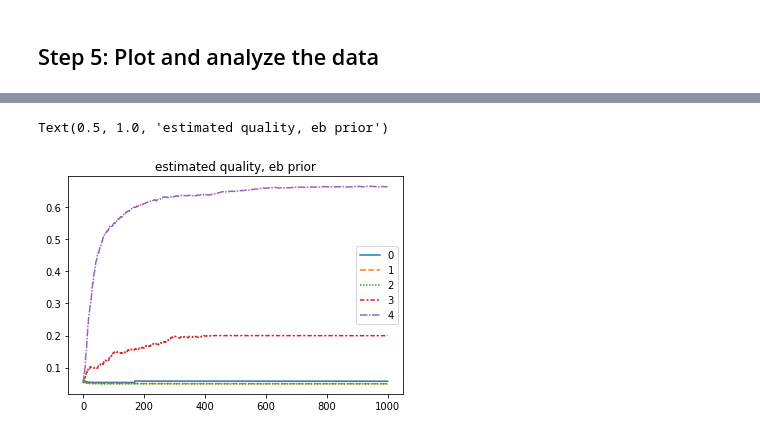
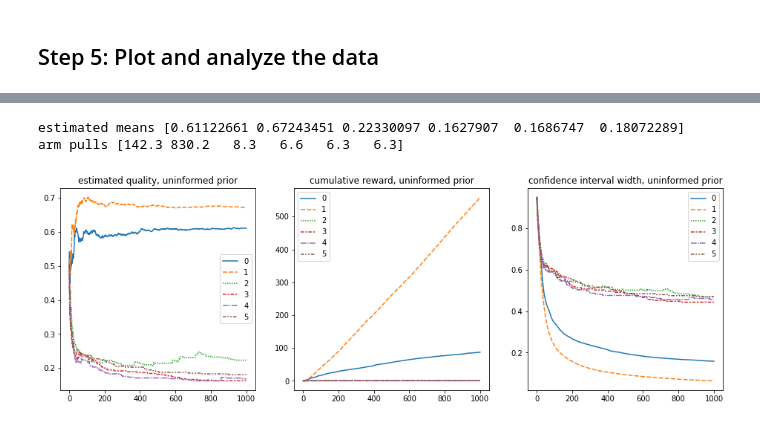
Before and after one commit to LEFTA98/ratings_with_eb, a Jupyter notebook: mab_experiments.ipynb, the cells around one changed output, grey strips where cells are left out. Saved outputs shown, nothing was run; the diff lists cells and outputs as text; code cells hidden in the pictures.

```diff
--- a/mab_experiments.ipynb
+++ b/mab_experiments.ipynb
@@ -61,6 +52,6 @@ Name: liked, dtype: float64
 # %%
-sampled_videos = list(test_videos[test_videos <= 0.6].sample(4, random_state=1729).keys())
-sampled_videos.append(600)
+sampled_videos = (list(test_videos[test_videos > 0.6].sample(2, random_state=1729).keys()) +
+    list(test_videos[test_videos <= 0.6].sample(4, random_state=1729).keys()))
 # %%
 sampled_videos
 # %% [output]
@@ -107,6 +112,7 @@ def run_multiarmed_bandit(chosen_df,
 
     agg_priors_over_time = None
     rewards_over_time = None
+    plays = np.zeros(len(videos))
 
     for n in range(num_sims):
         instance_priors_over_time = [priors]
@@ -119,6 +125,8 @@ def run_multiarmed_bandit(chosen_df,
             actions = range(len(videos))
 
             a = sampling_action(actions, successes, failures)
+
+            plays[a] += 1
 
             like = sample_chosen_df(videos, chosen_df, a)
 
@@ -143,14 +151,14 @@ def run_multiarmed_bandit(chosen_df,
         else:
             rewards_over_time += instance_rewards_over_time
 
-    return agg_priors_over_time/num_sims, rewards_over_time/num_sims
+    return agg_priors_over_time/num_sims, rewards_over_time/num_sims, plays/num_sims
 # %% [markdown]
 ## Step 4: Run the simulations and save data
 # %%
 timesteps = 1000
 num_sims = 10
 # %%
-uninformed_prior_data, uninformed_rewards_data = run_multiarmed_bandit(kuairec_chosen,
+uninformed_prior_data, uninformed_rewards_data, uninformed_plays = run_multiarmed_bandit(kuairec_chosen,
                                                                        sampled_videos,
                                                                        uninformed_priors,
                                                                        ts_action,
@@ -177,5 +189,0 @@ Text(0.5, 1.0, 'estimated quality, uninformed prior')
-# %%
-sns.lineplot(eb_means).set_title('estimated quality, eb prior')
-# %% [output]
-Text(0.5, 1.0, 'estimated quality, eb prior')
-[figure, removed]
@@ -181,0 +195,21 @@ Text(0.5, 1.0, 'estimated quality, eb prior')
+# %%
+uninf_conf_width = beta.interval(0.95, uninformed_prior_data[:,:,0], uninformed_prior_data[:,:,1])
+uninf_conf_width = uninf_conf_width[1] - uninf_conf_width[0]
+eb_conf_width = beta.interval(0.95, eb_prior_data[:,:,0], eb_prior_data[:,:,1])
+eb_conf_width = eb_conf_width[1] - eb_conf_width[0]
+uninf_greedy_conf_width = beta.interval(0.95, uninformed_greedy_prior_data[:,:,0], uninformed_greedy_prior_data[:,:,1])
+uninf_greedy_conf_width = uninf_greedy_conf_width[1] - uninf_greedy_conf_width[0]
+eb_greedy_conf_width = beta.interval(0.95, eb_greedy_prior_data[:,:,0], eb_greedy_prior_data[:,:,1])
+eb_greedy_conf_width = eb_greedy_conf_width[1] - eb_greedy_conf_width[0]
+# %%
+f, axes = plt.subplots(1, 3)
+f.set_size_inches(16, 5)
+sns.lineplot(uninformed_means, ax=axes[0]).set_title('estimated quality, uninformed prior')
+sns.lineplot(uninformed_rewards_data, ax=axes[1]).set_title('cumulative reward, uninformed prior')
+sns.lineplot(uninf_conf_width, ax=axes[2]).set_title('confidence interval width, uninformed prior')
+print('estimated means', uninformed_means[-1,:])
+print('arm pulls', uninformed_plays)
+# %% [output]
+estimated means [0.61122661 0.67243451 0.22330097 0.1627907  0.1686747  0.18072289]
+arm pulls [142.3 830.2   8.3   6.6   6.3   6.3]
+[figure, added]
```
Also changed, not shown: parts of 19 cells of this notebook.
